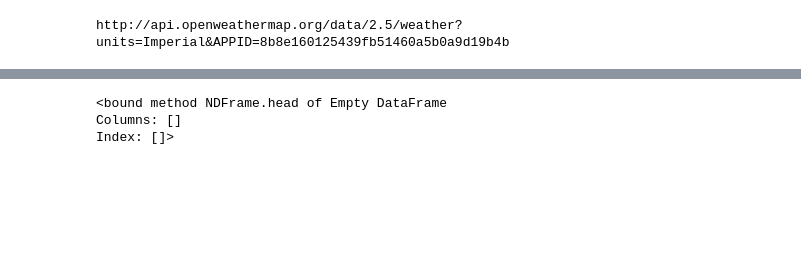
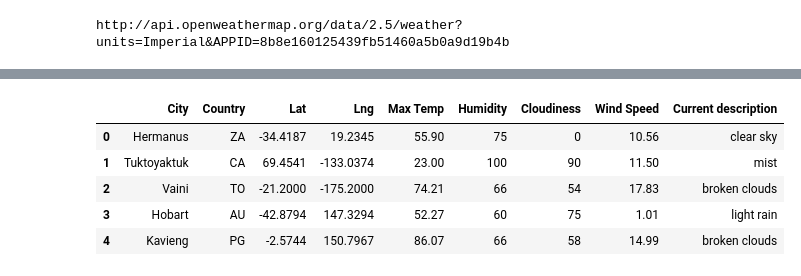
Before and after one commit to Francisco170594/World_Weather_Analysis, a Jupyter notebook: Weather_Database/Weather_Database.ipynb, the cells around one changed output, grey strips where cells are left out. Drawn from its saved outputs; the diff is of its cells as text; code cells hidden in the pictures; blank space fills up the shorter version.

```diff
--- a/Weather_Database/Weather_Database.ipynb
+++ b/Weather_Database/Weather_Database.ipynb
@@ -61,8 +132,11 @@ Data Retrieval Complete
 # %%
 # Convert the array of dictionaries to a Pandas DataFrame.
 city_data_df = pd.DataFrame(city_data)
-city_data_df.head
+city_data_df.head()
 # %% [output]
-<bound method NDFrame.head of Empty DataFrame
-Columns: []
-Index: []>
+|  | City | Country | Lat | Lng | Max Temp | Humidity | Cloudiness | Wind Speed | Current description |
+| 0 | Hermanus | ZA | -34.4187 | 19.2345 | 55.90 | 75 | 0 | 10.56 | clear sky |
+| 1 | Tuktoyaktuk | CA | 69.4541 | -133.0374 | 23.00 | 100 | 90 | 11.50 | mist |
+| 2 | Vaini | TO | -21.2000 | -175.2000 | 74.21 | 66 | 54 | 17.83 | broken clouds |
+| 3 | Hobart | AU | -42.8794 | 147.3294 | 52.27 | 60 | 75 | 1.01 | light rain |
+| 4 | Kavieng | PG | -2.5744 | 150.7967 | 86.07 | 66 | 58 | 14.99 | broken clouds |
```
Also changed, not shown: parts of 5 cells of this notebook, 12 other files.
